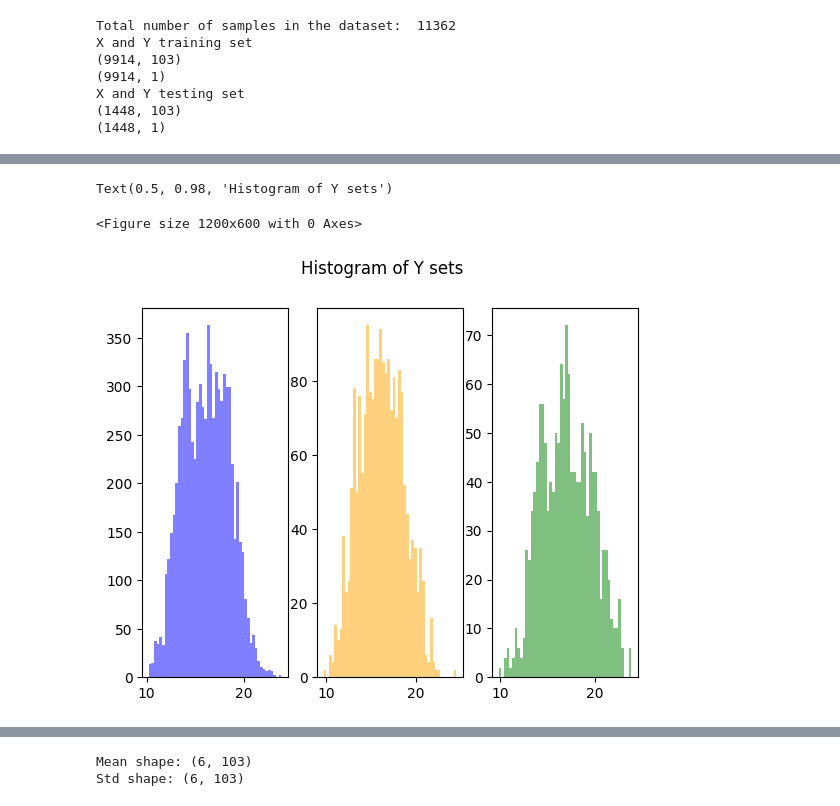
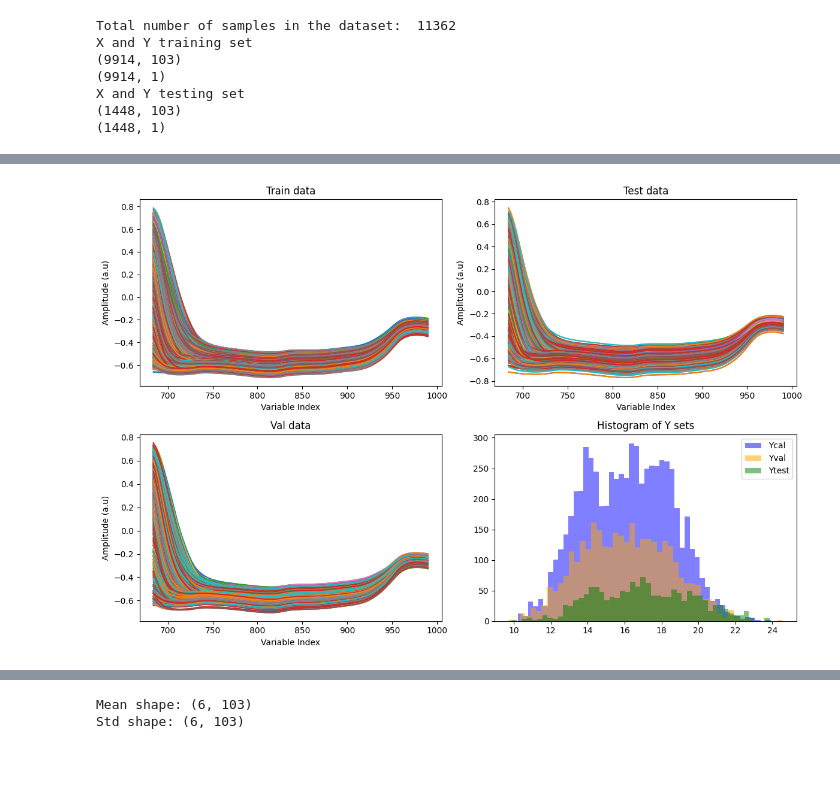
Before and after one commit to TEAM-AIOLY/Deep-Chemometrics, a Jupyter notebook: notebook/TMA_MAngo_Dariosplit_ok.ipynb, the cells around one changed output, grey strips where cells are left out. Drawn from its saved outputs; the diff is of its cells as text; code cells hidden in the pictures; blank space fills up the shorter version.

Commit message:
correction color plot validation + update notebook TMA

```diff
--- a/notebook/TMA_MAngo_Dariosplit_ok.ipynb
+++ b/notebook/TMA_MAngo_Dariosplit_ok.ipynb
@@ -49,8 +49,9 @@ CUDA device name: NVIDIA GeForce RTX 3060
 # %%
 # load dataset Dario in .mat format
 
-mango_original = pd.read_csv(r"data/dataset/Mango/NAnderson2020MendeleyMangoNIRData.csv", sep=',', header=0, index_col=0)
+mango_original = pd.read_csv(r"data/dataset/Mango/NAnderson2020MendeleyMangoNIRData.csv", sep=',', header=0)
 file = mango_original.copy()
+print("Total number of sample: ", file.shape[0])
 
 data = sp.io.loadmat("data/dataset/Mango/mango_dm_full_outlier_removed2.mat")
 print(data.keys())
@@ -149,8 +171,8 @@ print(X_spectra_Dario_cal.shape)
 # %%
 # Find eventual replicates in the calibration spectra eand assign them a group label
 # Replicate should have the same value of first 8 Dataframe columns
-print(X_spectra_Dario_cal.shape)
-print(list(X_spectra_Dario_cal.columns[:8]))
-replicate_groups = X_spectra_Dario_cal.groupby(list(X_spectra_Dario_cal.columns[:8]),sort=False).ngroup()
+print(X_cal_df.shape)
+print(list(X_cal_df.columns[:9]))
+replicate_groups = X_cal_df.groupby(list(X_cal_df.columns[:9]),sort=False).ngroup()
 print(replicate_groups[0:10]) # Print first 10 groups for brevity
 # %% [output]
@@ -170,9 +191,9 @@ Cal    4
 dtype: int64
 # %%
-Ycal = data["DM_cal"]
-Ytest = data["DM_test"]
-Xcal = data["Sp_cal"]
-Xtest = data["Sp_test"]
+Ycal = mango_original.iloc[row_numbers]["DM"].to_numpy().reshape(-1,1)
+Ytest = mango_original.iloc[row_numbers_test]["DM"].to_numpy().reshape(-1,1)
+Xcal = X_original[row_numbers, :]
+Xtest = X_original[row_numbers_test, :]
 
 print("Total number of samples in the dataset: ", Xcal.shape[0] + Xtest.shape[0])
 print("X and Y training set")
@@ -216,7 +213,7 @@ plt.show()
 # %%
 ## Spliting the train set in x_cal e x_val
 
-gss1 = GroupShuffleSplit(n_splits=1, test_size=0.2, random_state=42) # noooooooooooooo it should be 0,333
+gss1 = GroupShuffleSplit(n_splits=1, test_size=0.333, random_state=42)
 train_idx_rel, val_idx_rel = next(gss1.split(Xcal, y=None, groups=replicate_groups))
 
 
@@ -277,14 +274,36 @@ Test set dims X Y = (1448, 103) (1448, 1)
 Year range: from 2018 to 2019
 Test: Uniques Season [4] Region ['NT' 'QLD'] Type ['Hard Green' 'Ripen']
 # %%
-# plot histogram of each Y set
-plt.figure(figsize=(12, 6))
-fig, ax = plt.subplots(1, 3)
-ax[0].hist(y_cal, bins=50, alpha=0.5, label='Ycal', color='blue')
-ax[1].hist(y_val, bins=50, alpha=0.5, label='Yval', color='orange')
-ax[2].hist(Ytest, bins=50, alpha=0.5, label='Ytest', color='green')
-plt.suptitle('Histogram of Y sets')
+lmb = x_scale.copy()
+
+fig, axs = plt.subplots(2, 2, figsize=(12, 8))
+
+# Subplot (2,2,1) - Train
+axs[0, 0].set_title('Train data')
+axs[0, 0].plot(lmb, x_cal.T)
+axs[0, 0].set_ylabel('Amplitude (a.u)')
+axs[0, 0].set_xlabel('Variable Index')
+
+# Subplot (2,2,2) - Test
+axs[0, 1].set_title('Test data')
+axs[0, 1].plot(lmb, Xtest.T)
+axs[0, 1].set_ylabel('Amplitude (a.u)')
+axs[0, 1].set_xlabel('Variable Index')
+
+# Subplot (2,2,3) - Val
+axs[1, 0].set_title('Val data')
+axs[1, 0].plot(lmb, x_val.T)
+axs[1, 0].set_ylabel('Amplitude (a.u)')
+axs[1, 0].set_xlabel('Variable Index')
+
+# Subplot (2,2,4) - Istogrammi sovrapposti
+axs[1, 1].hist(y_cal, bins=50, alpha=0.5, label='Ycal', color='blue')
+axs[1, 1].hist(y_val, bins=50, alpha=0.5, label='Yval', color='orange')
+axs[1, 1].hist(Ytest, bins=50, alpha=0.5, label='Ytest', color='green')
+axs[1, 1].set_title('Histogram of Y sets')
+axs[1, 1].legend()
+
+plt.tight_layout()
+plt.show()
 # %% [output]
-Text(0.5, 0.98, 'Histogram of Y sets')
-<Figure size 1200x600 with 0 Axes>
-[figure, old version]
+[figure, new version]
```
Also changed, not shown: parts of 24 cells of this notebook, 10 other files.
